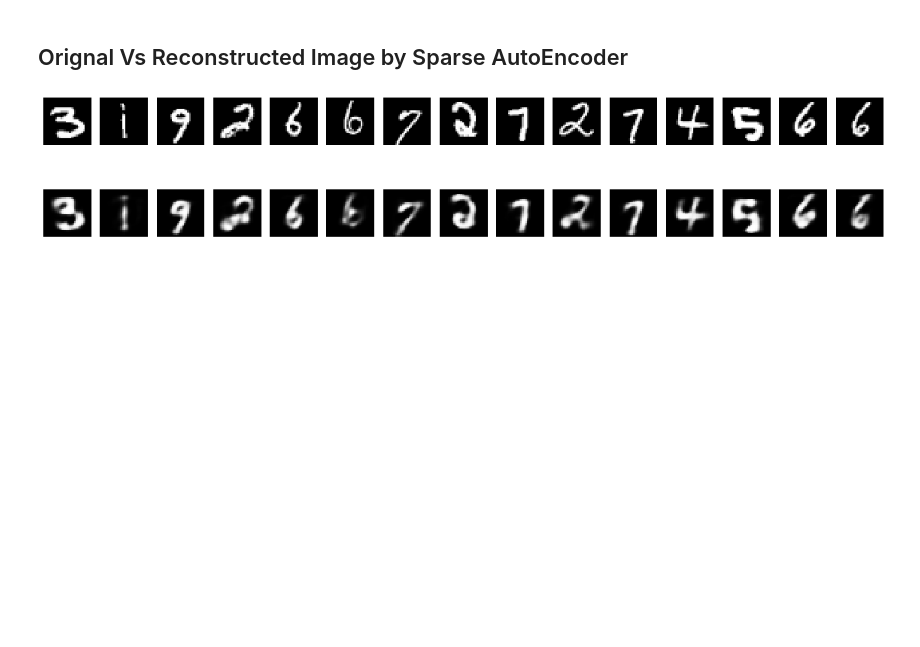
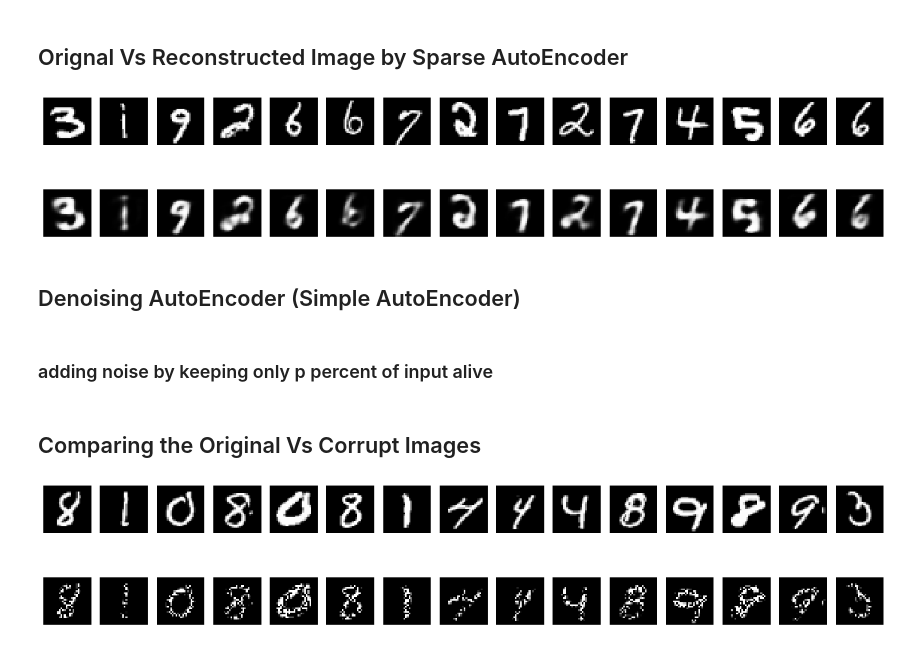
Before and after one commit to stimuli93/DeepLearning, a Jupyter notebook: AutoEncoder.ipynb, the cells around one changed output. Cells and saved outputs as stored; diff of their text form; code cells hidden in the pictures; blank space fills up the shorter version.

Commit message:
denoising auto-encoders

```diff
--- a/AutoEncoder.ipynb
+++ b/AutoEncoder.ipynb
@@ -203,0 +207,31 @@ plt.show()
+# %% [markdown]
+## Denoising AutoEncoder (Simple AutoEncoder)
+# %% [markdown]
+### adding noise by keeping only p percent of input alive
+# %%
+p = 0.5
+X_corrupt = X * (np.random.rand(*X.shape) < p )
+# %% [markdown]
+## Comparing the Original Vs Corrupt Images
+# %%
+plt.figure(figsize=(20, 4))
+n = 15
+ids = np.random.choice(X.shape[0], n)
+for i in range(n):
+    # display original
+    ax = plt.subplot(2, n, i + 1)
+    plt.imshow(X[ids[i]].reshape(28, 28))
+    plt.gray()
+    ax.get_xaxis().set_visible(False)
+    ax.get_yaxis().set_visible(False)
+
+    recon_image = X_corrupt[ids[i]]
+    # display reconstruction
+    ax = plt.subplot(2, n, i + 1 + n)
+    plt.imshow(recon_image.reshape(28, 28))
+    plt.gray()
+    ax.get_xaxis().set_visible(False)
+    ax.get_yaxis().set_visible(False)
+plt.show()
+# %% [output]
+[figure, added]
```
Also changed, not shown: parts of 20 cells of this notebook.
